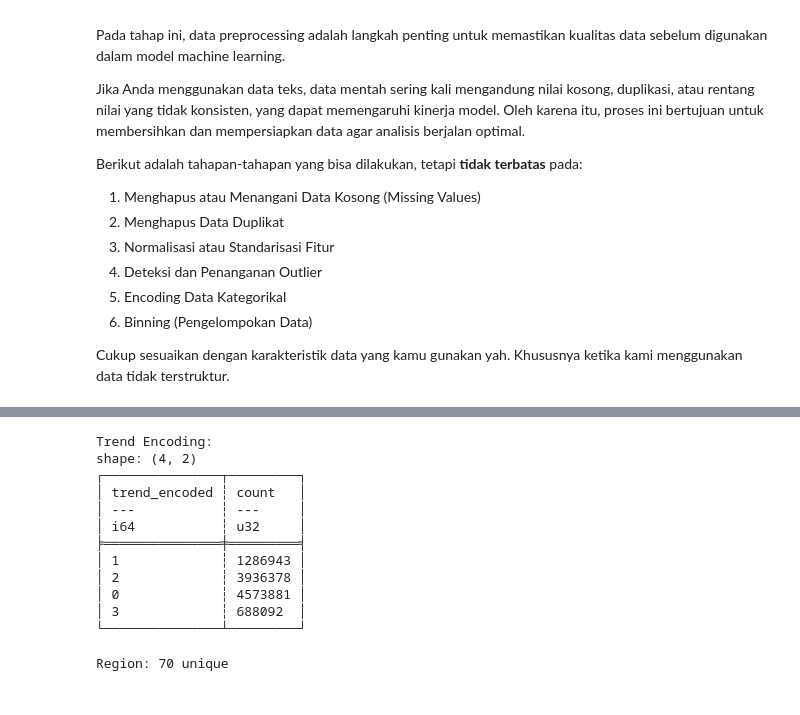
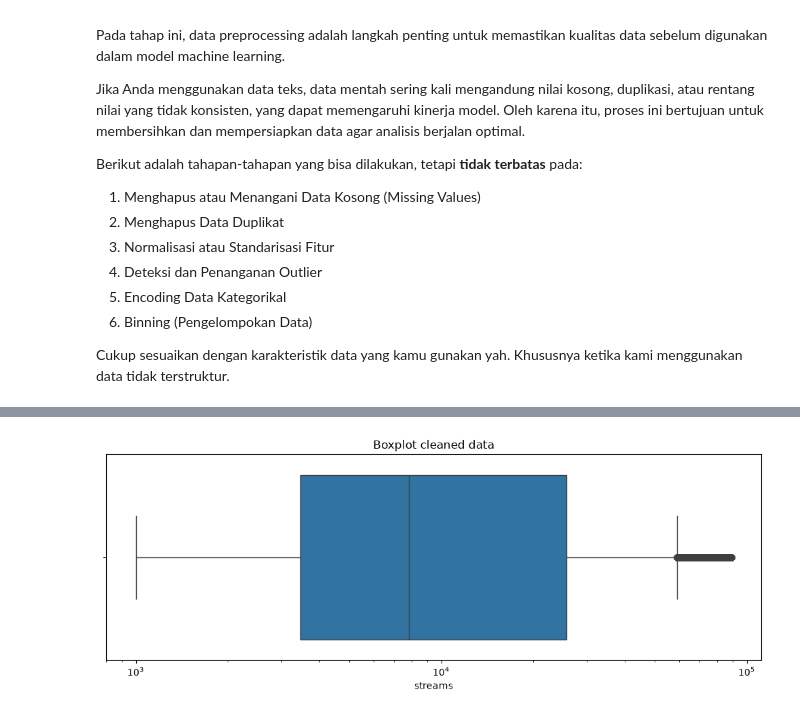
Before and after one commit to Aldi-H/spotify-chart-mlops, a Jupyter notebook: notebooks/spotify_chart_mlops.ipynb, the cells around one changed output, grey strips where cells are left out. Saved outputs shown, nothing was run; the diff lists cells and outputs as text; code cells hidden in the pictures.

```diff
--- a/notebooks/spotify_chart_mlops.ipynb
+++ b/notebooks/spotify_chart_mlops.ipynb
@@ -273,9 +329,0 @@ shape: (2, 2)
-# %%
-df_clean = df_clean.with_columns([
-    pl.col("date").cast(pl.Utf8).str.slice(0, 4).cast(pl.Int16).alias("year"),
-    pl.col("date").cast(pl.Utf8).str.slice(5, 2).cast(pl.Int8).alias("month"),
-
-    pl.col("date").dt.weekday().alias("day_of_week")
-])
-
-df_clean.head()
@@ -291,36 +330,9 @@ shape: (5, 15)
-# %%
-trend_map = {"MOVE_DOWN": 0, "SAME_POSITION": 1, "MOVE_UP": 2, "NEW_ENTRY": 3}
-df_clean = df_clean.with_columns(
-    pl.col("trend").replace_strict(trend_map).alias("trend_encoded")
-)
-
-df_clean = df_clean.with_columns(
-    (pl.col("chart") == "top200").cast(pl.Int8).alias("is_top200")
-)
-
-print("Trend Encoding:")
-print(df_clean["trend_encoded"].value_counts())
-# %% [output]
-Trend Encoding:
-shape: (4, 2)
-┌───────────────┬─────────┐
-│ trend_encoded ┆ count   │
-│ ---           ┆ ---     │
-│ i64           ┆ u32     │
-╞═══════════════╪═════════╡
-│ 1             ┆ 1286943 │
-│ 2             ┆ 3936378 │
-│ 0             ┆ 4573881 │
-│ 3             ┆ 688092  │
-└───────────────┴─────────┘
-# %%
-regions = df_clean["region"].unique().sort().to_list()
-region_map = {r: i for i, r in enumerate(regions)}
-
-df_clean = df_clean.with_columns(
-    pl.col("region").replace_strict(region_map).alias("region_encoded")
-)
-
-print(f"Region: {len(regions)} unique")
-# %% [output]
-Region: 70 unique
+# %%
+fig, ax = plt.subplots(1, 1, figsize=(10, 4))
+sns.boxplot(x=df_clean["streams"].to_pandas(), ax=ax)
+ax.set_title("Boxplot cleaned data")
+ax.set_xscale("log")
+plt.tight_layout()
+plt.show()
+# %% [output]
+[figure, added]
```
Also changed, not shown: parts of 21 cells of this notebook.
